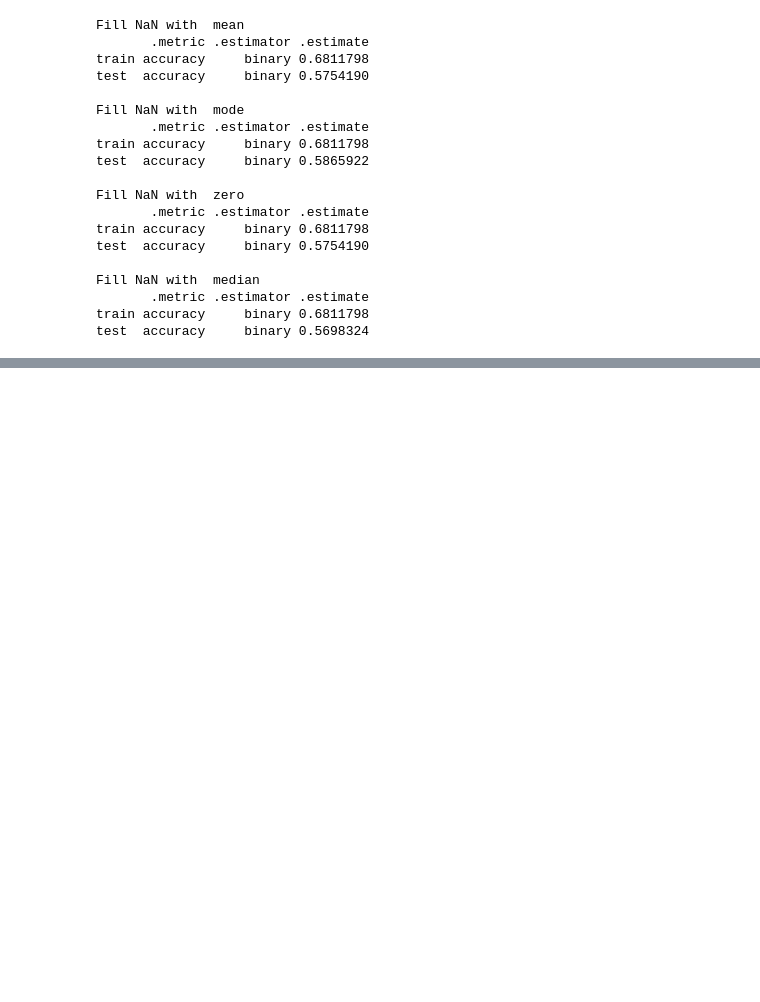
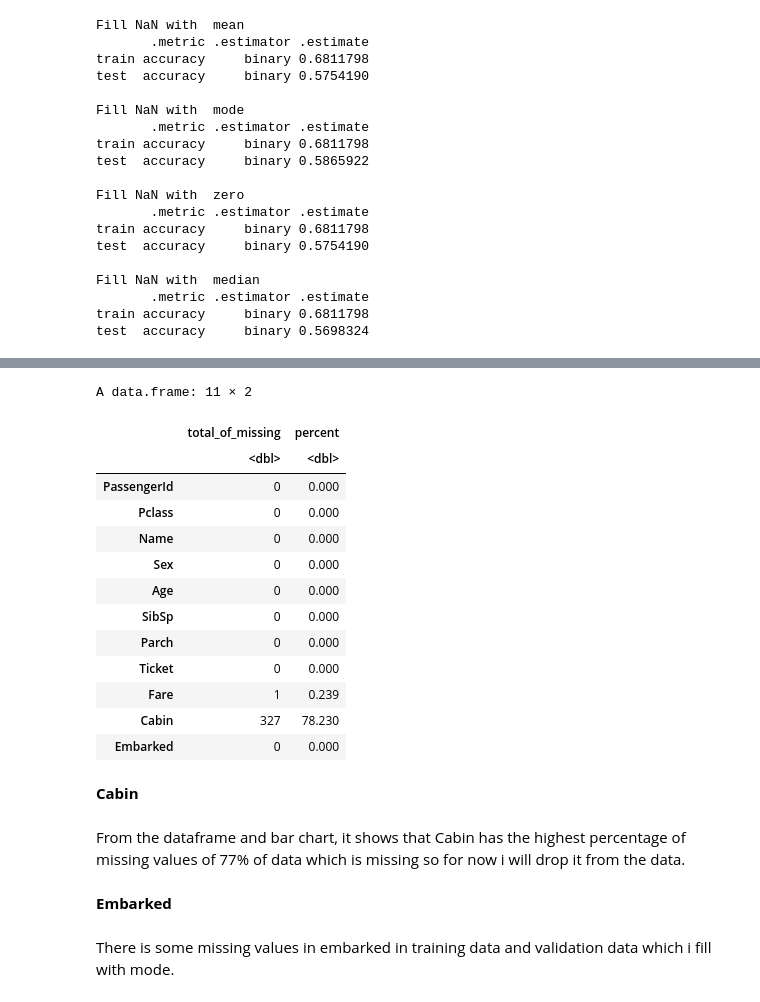
Before and after one commit to denis-spe/Titanic, a Jupyter notebook: R/r_v1.ipynb, the cells around one changed output, grey strips where cells are left out. Cells and saved outputs as stored; diff of their text form; code cells hidden in the pictures; blank space fills up the shorter version.

```diff
--- a/R/r_v1.ipynb
+++ b/R/r_v1.ipynb
@@ -488,0 +528,23 @@ A data.frame: 11 × 2
+# %%
+# Check missing values in each column.
+check.nan(cleaned_test_df)
+# %% [output]
+A data.frame: 11 × 2
+|  | total_of_missing | percent |
+|  | <dbl> | <dbl> |
+| PassengerId | 0 | 0.000 |
+| Pclass | 0 | 0.000 |
+| Name | 0 | 0.000 |
+| Sex | 0 | 0.000 |
+| Age | 0 | 0.000 |
+| SibSp | 0 | 0.000 |
+| Parch | 0 | 0.000 |
+| Ticket | 0 | 0.000 |
+| Fare | 1 | 0.239 |
+| Cabin | 327 | 78.230 |
+| Embarked | 0 | 0.000 |
+# %% [markdown]
+**Cabin**
+# %% [markdown]
+From the dataframe and bar chart, it shows that Cabin has the highest percentage of missing values of 77% of data which is missing so
+for now i will drop it from the data.
@@ -488,0 +555,4 @@ A data.frame: 11 × 2
+# %% [markdown]
+**Embarked**
+# %% [markdown]
+There is some missing values in embarked in training data and validation data which i fill with mode.
```
Also changed, not shown: parts of 14 cells of this notebook.
